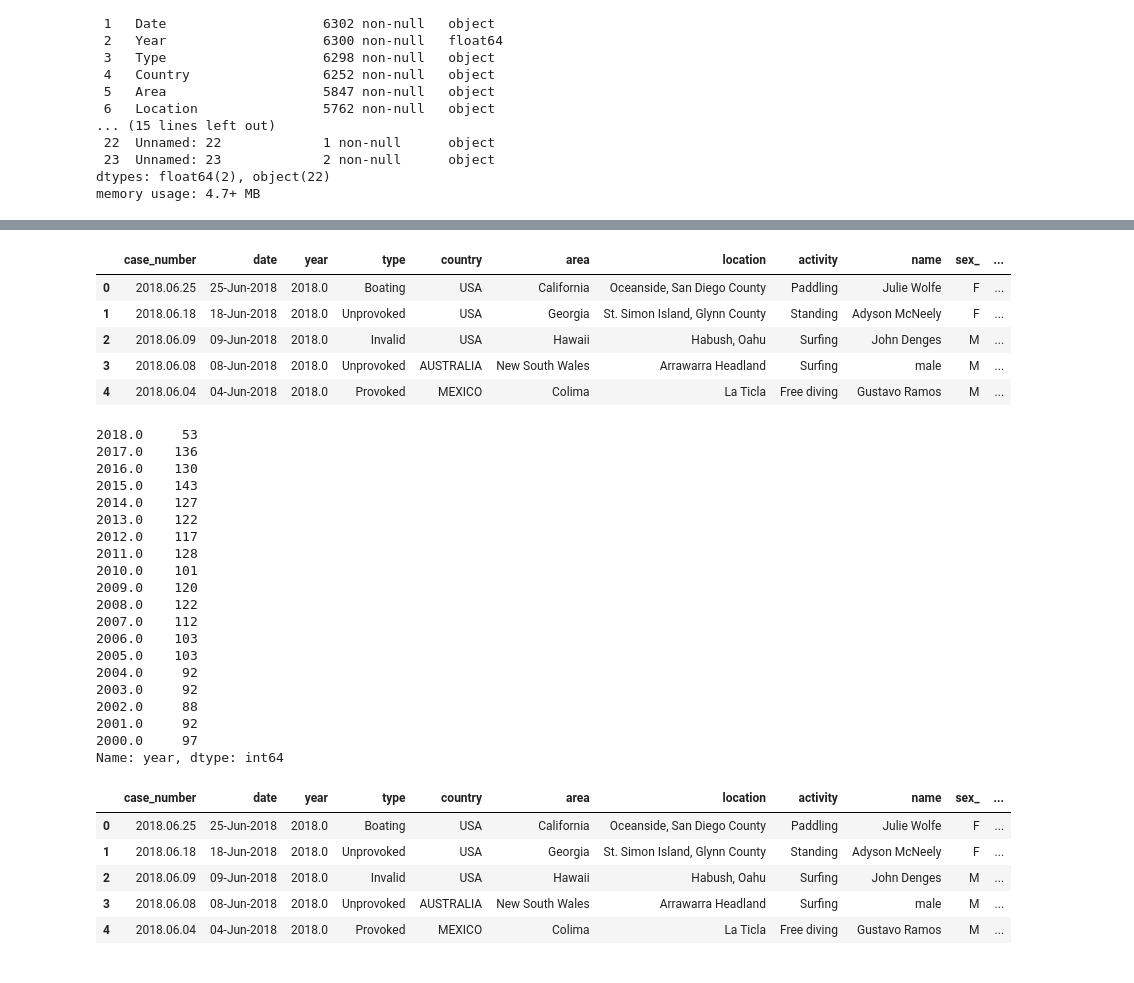
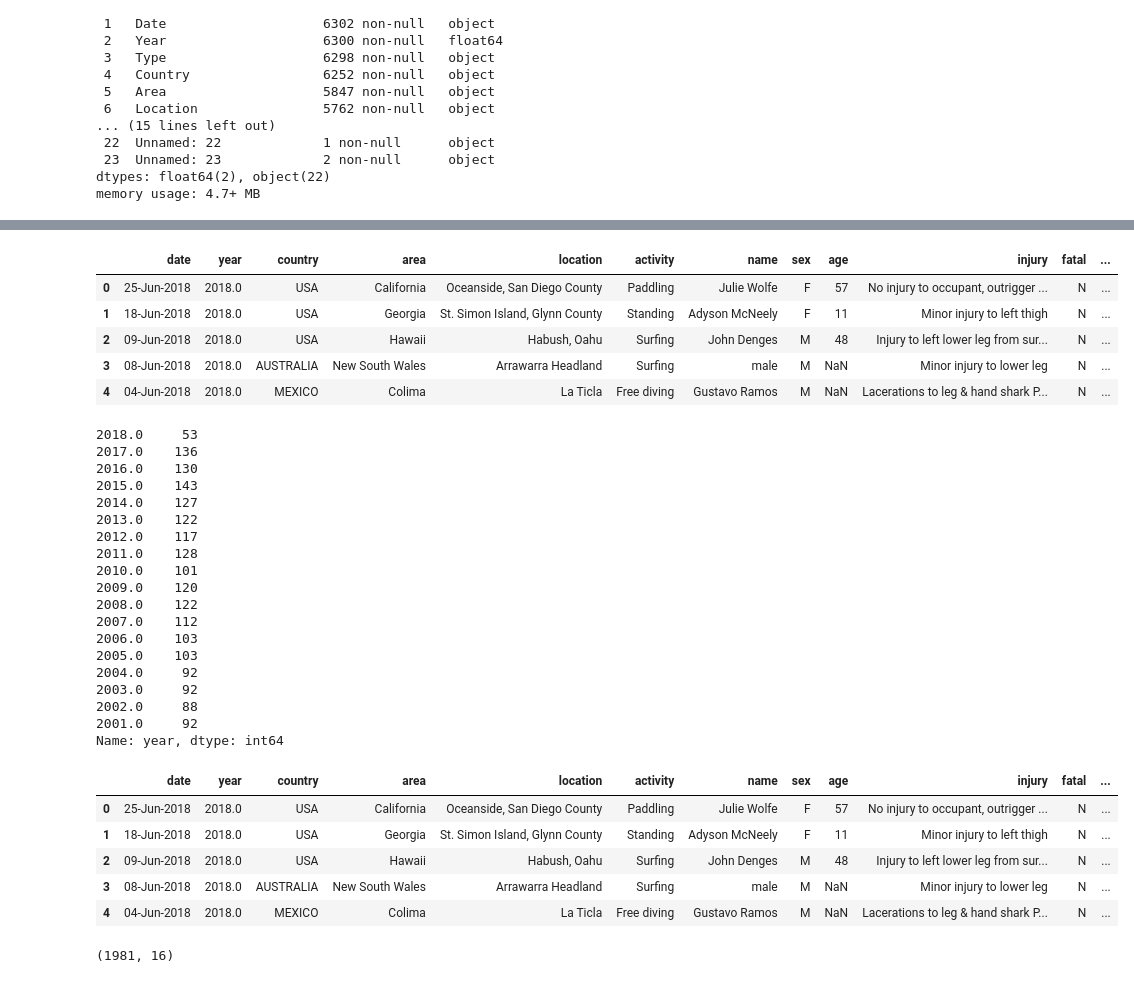
Before and after one commit to Francawg/Iron_class_labs, a Jupyter notebook: Projeto_Shark_Attacks/Shark_attacks.ipynb, the cells around one changed output, grey strips where cells are left out. Saved outputs shown, nothing was run; the diff lists cells and outputs as text; code cells hidden in the pictures.

```diff
--- a/Projeto_Shark_Attacks/Shark_attacks.ipynb
+++ b/Projeto_Shark_Attacks/Shark_attacks.ipynb
@@ -57,5 +61,6 @@ memory usage: 4.7+ MB
 # %%
 attack.columns = [col.lower().replace(' ','_').replace('.','_') for col in attack.columns]
+attack = attack.rename({'sex_':'sex','species_':'species','fatal_(y/n)':'fatal'}, axis = 1)
 # %%
 attack.columns
 # %% [output]
@@ -68,4 +73,4 @@ Index(['case_number', 'date', 'year', 'type', 'country', 'area', 'location',
 # %%
 #dropando colunas sem informações
 # %%
-attack = attack.drop(attack[['unnamed:_22','unnamed:_23','case_number_2','original_order','href_formula','href' ]], axis = 1)
+attack_dropped = attack.drop(attack[['case_number','unnamed:_22','unnamed:_23','case_number_2','original_order','href_formula','href','type' ]], axis = 1)
@@ -72,2 +81,2 @@ attack = attack.drop(attack[['unnamed:_22','unnamed:_23','case_number_2','origin
 # %%
-attack_dropped = attack.loc[0:6301]
+attack_dropped = attack_dropped.loc[0:6301]
@@ -86,0 +98,2 @@ year2008 = attack_dropped.loc[attack_dropped['year'] >= 2000]
+# %%
+year = attack_dropped.query('year >= 2001')
@@ -87,10 +120,10 @@ year2008 = attack_dropped.loc[attack_dropped['year'] >= 2000]
 # %%
-year2008.head()
+year.head()
 # %% [output]
-|  | case_number | date | year | type | country | area | location | activity | name | sex_ | ... |
-| 0 | 2018.06.25 | 25-Jun-2018 | 2018.0 | Boating | USA | California | Oceanside, San Diego County | Paddling | Julie Wolfe | F | ... |
-| 1 | 2018.06.18 | 18-Jun-2018 | 2018.0 | Unprovoked | USA | Georgia | St. Simon Island, Glynn County | Standing | Adyson McNeely | F | ... |
-| 2 | 2018.06.09 | 09-Jun-2018 | 2018.0 | Invalid | USA | Hawaii | Habush, Oahu | Surfing | John Denges | M | ... |
-| 3 | 2018.06.08 | 08-Jun-2018 | 2018.0 | Unprovoked | AUSTRALIA | New South Wales | Arrawarra Headland | Surfing | male | M | ... |
-| 4 | 2018.06.04 | 04-Jun-2018 | 2018.0 | Provoked | MEXICO | Colima | La Ticla | Free diving | Gustavo Ramos | M | ... |
+|  | date | year | country | area | location | activity | name | sex | age | injury | fatal | ... |
+| 0 | 25-Jun-2018 | 2018.0 | USA | California | Oceanside, San Diego County | Paddling | Julie Wolfe | F | 57 | No injury to occupant, outrigger ... | N | ... |
+| 1 | 18-Jun-2018 | 2018.0 | USA | Georgia | St. Simon Island, Glynn County | Standing | Adyson McNeely | F | 11 | Minor injury to left thigh | N | ... |
+| 2 | 09-Jun-2018 | 2018.0 | USA | Hawaii | Habush, Oahu | Surfing | John Denges | M | 48 | Injury to left lower leg from sur... | N | ... |
+| 3 | 08-Jun-2018 | 2018.0 | AUSTRALIA | New South Wales | Arrawarra Headland | Surfing | male | M | NaN | Minor injury to lower leg | N | ... |
+| 4 | 04-Jun-2018 | 2018.0 | MEXICO | Colima | La Ticla | Free diving | Gustavo Ramos | M | NaN | Lacerations to leg & hand shark P... | N | ... |
 # %%
@@ -98,5 +132,5 @@ year2008.head()
 # %%
-year2008['number_of_cases_per_year'] = year2008['year'].value_counts().sort_index(ascending=False)
+year['year'].value_counts().sort_index(ascending=False)
 # %% [output]
 2018.0     53
 2017.0    136
@@ -116,15 +150,18 @@ year2008['number_of_cases_per_year'] = year2008['year'].value_counts().sort_inde
 2003.0     92
 2002.0     88
 2001.0     92
-2000.0     97
 Name: year, dtype: int64
 # %%
-year2008.head()
+year.head()
 # %% [output]
-|  | case_number | date | year | type | country | area | location | activity | name | sex_ | ... |
-| 0 | 2018.06.25 | 25-Jun-2018 | 2018.0 | Boating | USA | California | Oceanside, San Diego County | Paddling | Julie Wolfe | F | ... |
-| 1 | 2018.06.18 | 18-Jun-2018 | 2018.0 | Unprovoked | USA | Georgia | St. Simon Island, Glynn County | Standing | Adyson McNeely | F | ... |
-| 2 | 2018.06.09 | 09-Jun-2018 | 2018.0 | Invalid | USA | Hawaii | Habush, Oahu | Surfing | John Denges | M | ... |
-| 3 | 2018.06.08 | 08-Jun-2018 | 2018.0 | Unprovoked | AUSTRALIA | New South Wales | Arrawarra Headland | Surfing | male | M | ... |
-| 4 | 2018.06.04 | 04-Jun-2018 | 2018.0 | Provoked | MEXICO | Colima | La Ticla | Free diving | Gustavo Ramos | M | ... |
+|  | date | year | country | area | location | activity | name | sex | age | injury | fatal | ... |
+| 0 | 25-Jun-2018 | 2018.0 | USA | California | Oceanside, San Diego County | Paddling | Julie Wolfe | F | 57 | No injury to occupant, outrigger ... | N | ... |
+| 1 | 18-Jun-2018 | 2018.0 | USA | Georgia | St. Simon Island, Glynn County | Standing | Adyson McNeely | F | 11 | Minor injury to left thigh | N | ... |
+| 2 | 09-Jun-2018 | 2018.0 | USA | Hawaii | Habush, Oahu | Surfing | John Denges | M | 48 | Injury to left lower leg from sur... | N | ... |
+| 3 | 08-Jun-2018 | 2018.0 | AUSTRALIA | New South Wales | Arrawarra Headland | Surfing | male | M | NaN | Minor injury to lower leg | N | ... |
+| 4 | 04-Jun-2018 | 2018.0 | MEXICO | Colima | La Ticla | Free diving | Gustavo Ramos | M | NaN | Lacerations to leg & hand shark P... | N | ... |
+# %%
+year.shape
+# %% [output]
+(1981, 16)
 # %%
```
Also changed, not shown: parts of 34 cells of this notebook.
